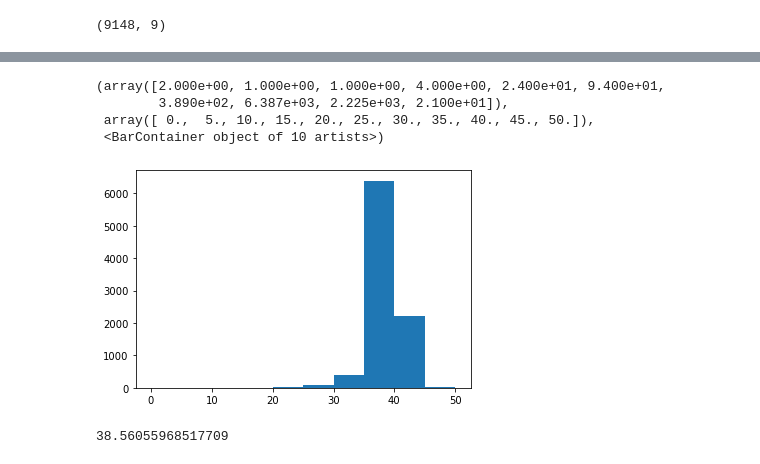
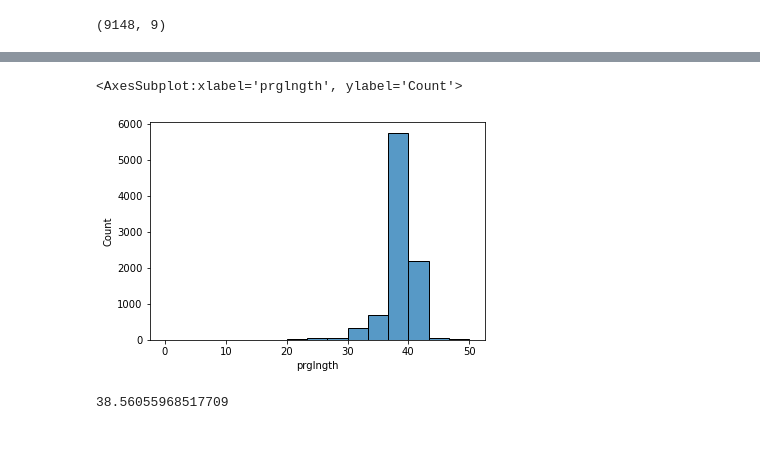
Before and after one commit to PrasadNehe/ThinkStats2, a Jupyter notebook: code/JobsyStat.ipynb, the cells around one changed output, grey strips where cells are left out. Cells and saved outputs as stored; diff of their text form; code cells hidden in the pictures.

```diff
--- a/code/JobsyStat.ipynb
+++ b/code/JobsyStat.ipynb
@@ -604,13 +592,10 @@ live.describe()
 | 75% | 9388.250000 | 1.0 | 3.000000 | 2.000000 | 8.000000 | 11.000000 | 28.910000 | 4.000000 | 39.000000 |
 | max | 12571.000000 | 1.0 | 17.000000 | 10.000000 | 15.000000 | 15.000000 | 44.080000 | 19.000000 | 50.000000 |
 # %%
-plt.hist(live.prglngth)
+sns.histplot(live.prglngth)
 # %% [output]
-(array([2.000e+00, 1.000e+00, 1.000e+00, 4.000e+00, 2.400e+01, 9.400e+01,
-        3.890e+02, 6.387e+03, 2.225e+03, 2.100e+01]),
- array([ 0.,  5., 10., 15., 20., 25., 30., 35., 40., 45., 50.]),
- <BarContainer object of 10 artists>)
+<AxesSubplot:xlabel='prglngth', ylabel='Count'>
-[figure, old version]
+[figure, new version]
 # %%
 live.prglngth.mean()
 # %% [output]
```
Also changed, not shown: parts of 62 cells of this notebook.
